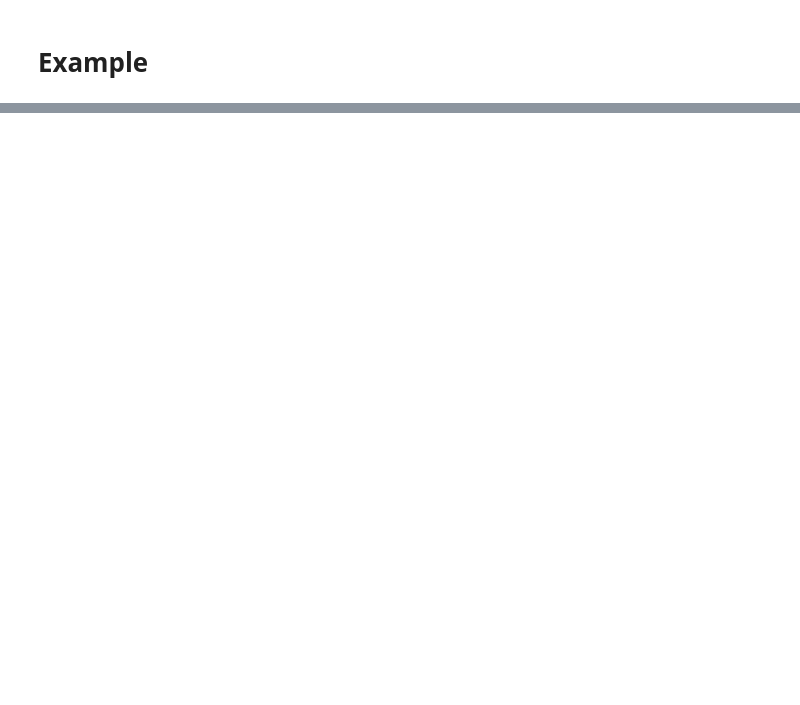
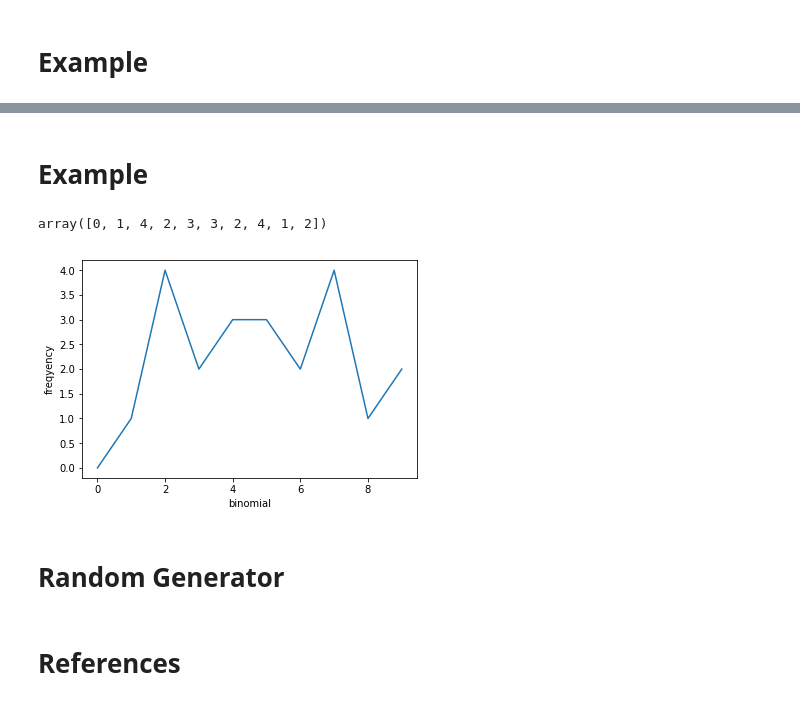
Before and after one commit to yrrag5/Emerging-Technology-Project, a Jupyter notebook: numpy-random.ipynb, the cells around one changed output, grey strips where cells are left out. Saved outputs shown, nothing was run; the diff lists cells and outputs as text; code cells hidden in the pictures; blank space fills up the shorter version.

Commit message:
Added gamma and binomial distributions. Still need to finish random generator

```diff
--- a/numpy-random.ipynb
+++ b/numpy-random.ipynb
@@ -145,0 +172,19 @@ Out -
+# %% [markdown]
+# Example
+# %%
+n, p = 5, .5  # number of trials, probability of each trial
+s = np.random.binomial(n, p, 10)
+s
+# %% [output]
+array([0, 1, 4, 2, 3, 3, 2, 4, 1, 2])
+# %%
+plt.plot(s)
+plt.xlabel('binomial')
+plt.ylabel('freqyency')
+plt.show()
+# %% [output]
+[figure, added]
+# %% [markdown]
+# Random Generator
+# %% [markdown]
+# References
```
Also changed, not shown: parts of 10 cells of this notebook.
